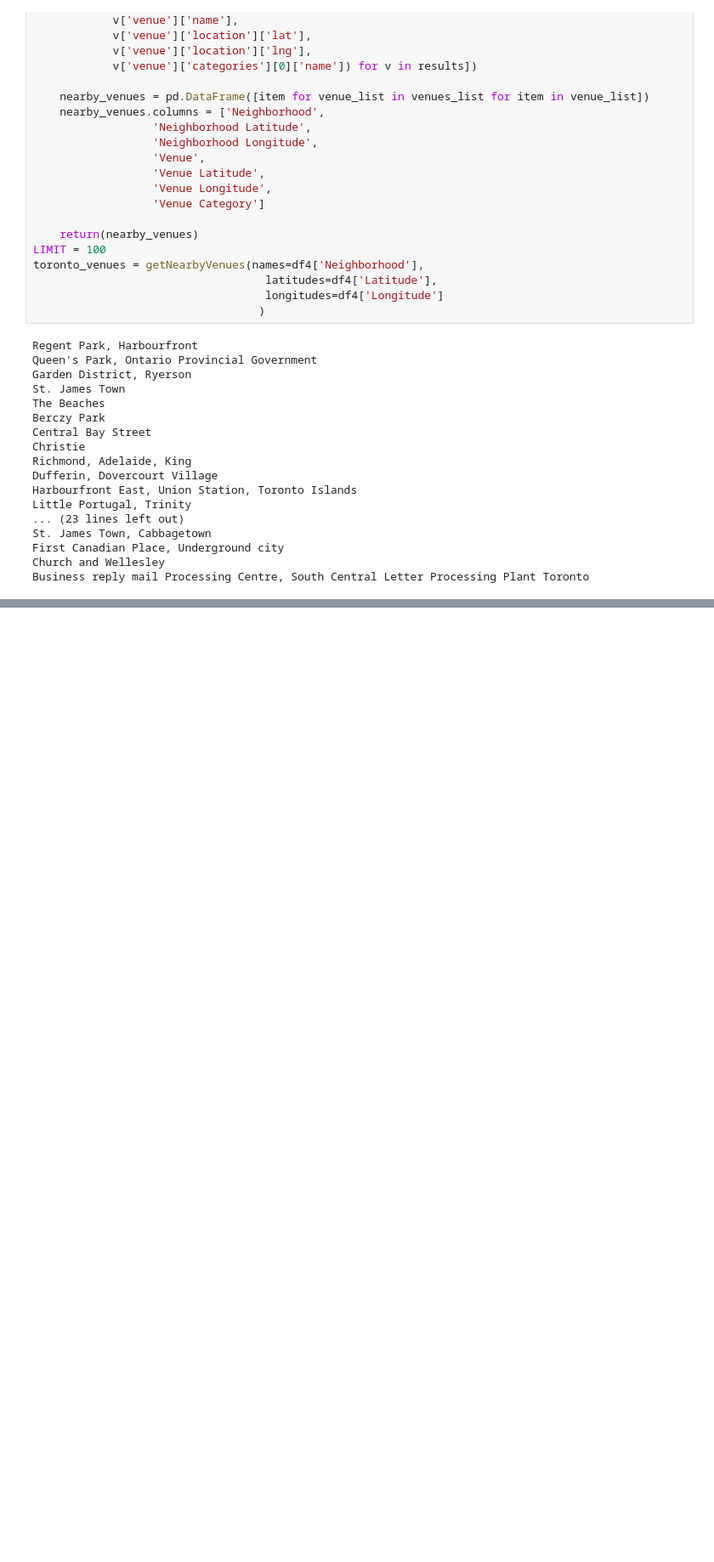
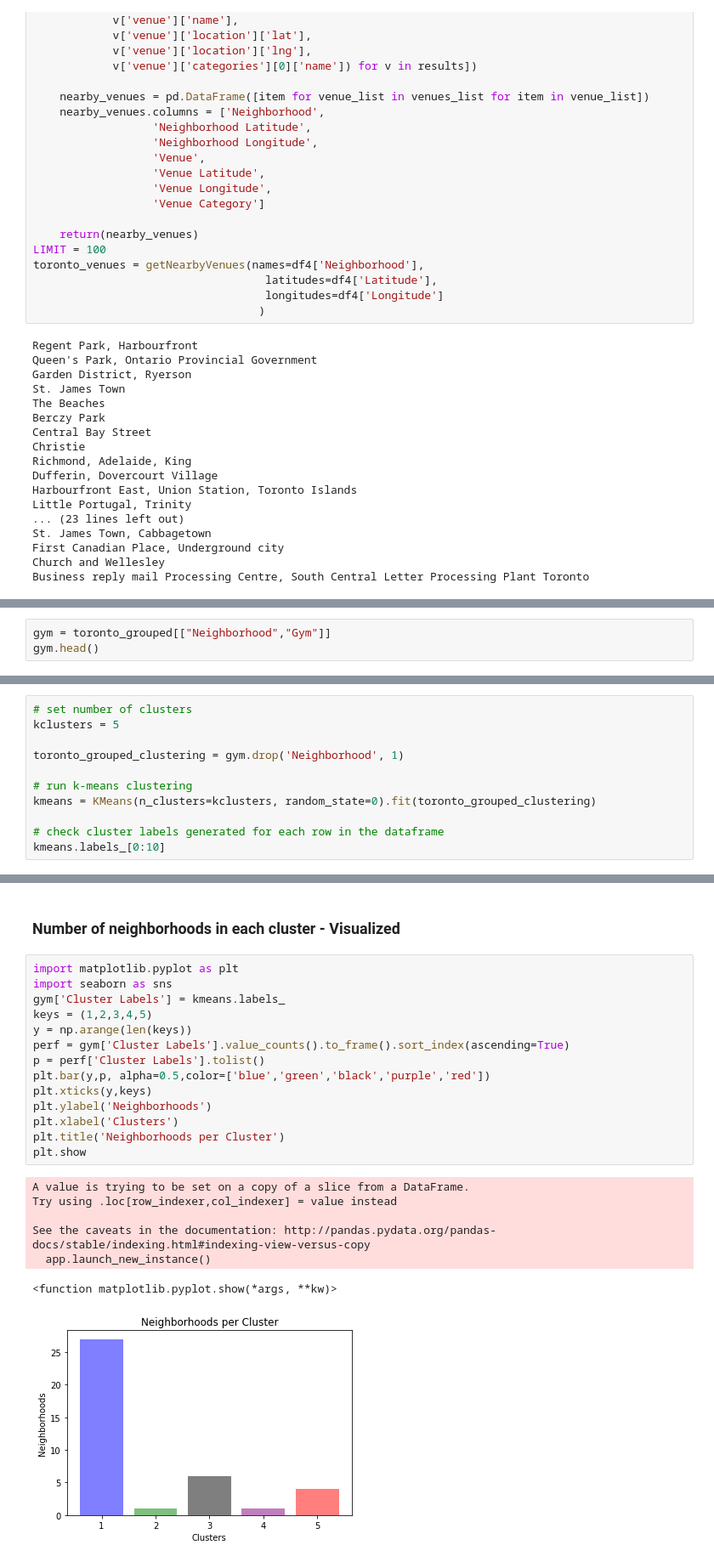
Before and after one commit to Yaw202/Coursera_Capstone, a Jupyter notebook: Code - Final Project - Battle of the Neighborhoods.ipynb, the cells around one changed output, grey strips where cells are left out. Shown at 85% size. Saved outputs shown, nothing was run; the diff lists cells and outputs as text; blank space fills up the shorter version.

```diff
--- a/Code - Final Project - Battle of the Neighborhoods.ipynb
+++ b/Code - Final Project - Battle of the Neighborhoods.ipynb
@@ -483,0 +300,3 @@ toronto_merged
+# %%
+gym = toronto_grouped[["Neighborhood","Gym"]]
+gym.head()
@@ -483,0 +312,11 @@ toronto_merged
+# %%
+# set number of clusters
+kclusters = 5
+
+toronto_grouped_clustering = gym.drop('Neighborhood', 1)
+
+# run k-means clustering
+kmeans = KMeans(n_clusters=kclusters, random_state=0).fit(toronto_grouped_clustering)
+
+# check cluster labels generated for each row in the dataframe
+kmeans.labels_[0:10]
@@ -483,0 +376,24 @@ toronto_merged
+# %% [markdown]
+### Number of neighborhoods in each cluster - Visualized
+# %%
+import matplotlib.pyplot as plt
+import seaborn as sns
+gym['Cluster Labels'] = kmeans.labels_
+keys = (1,2,3,4,5)
+y = np.arange(len(keys))
+perf = gym['Cluster Labels'].value_counts().to_frame().sort_index(ascending=True)
+p = perf['Cluster Labels'].tolist()
+plt.bar(y,p, alpha=0.5,color=['blue','green','black','purple','red'])
+plt.xticks(y,keys)
+plt.ylabel('Neighborhoods')
+plt.xlabel('Clusters')
+plt.title('Neighborhoods per Cluster')
+plt.show
+# %% [output]
+A value is trying to be set on a copy of a slice from a DataFrame.
+Try using .loc[row_indexer,col_indexer] = value instead
+
+See the caveats in the documentation: http://pandas.pydata.org/pandas-docs/stable/indexing.html#indexing-view-versus-copy
+  app.launch_new_instance()
+<function matplotlib.pyplot.show(*args, **kw)>
+[figure, added]
```
Also changed, not shown: parts of 63 cells of this notebook.
